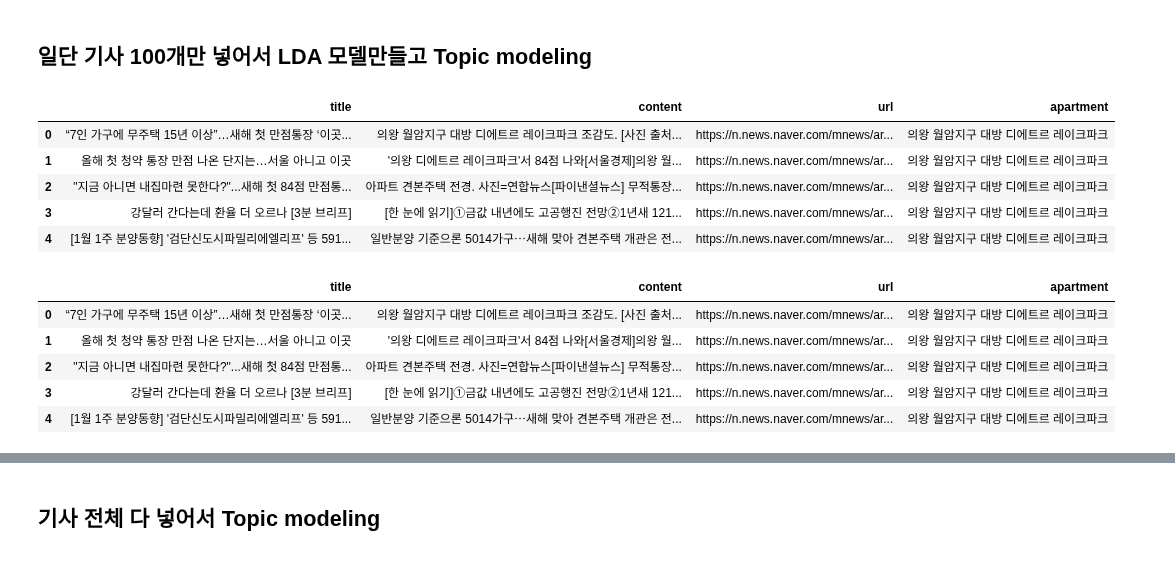
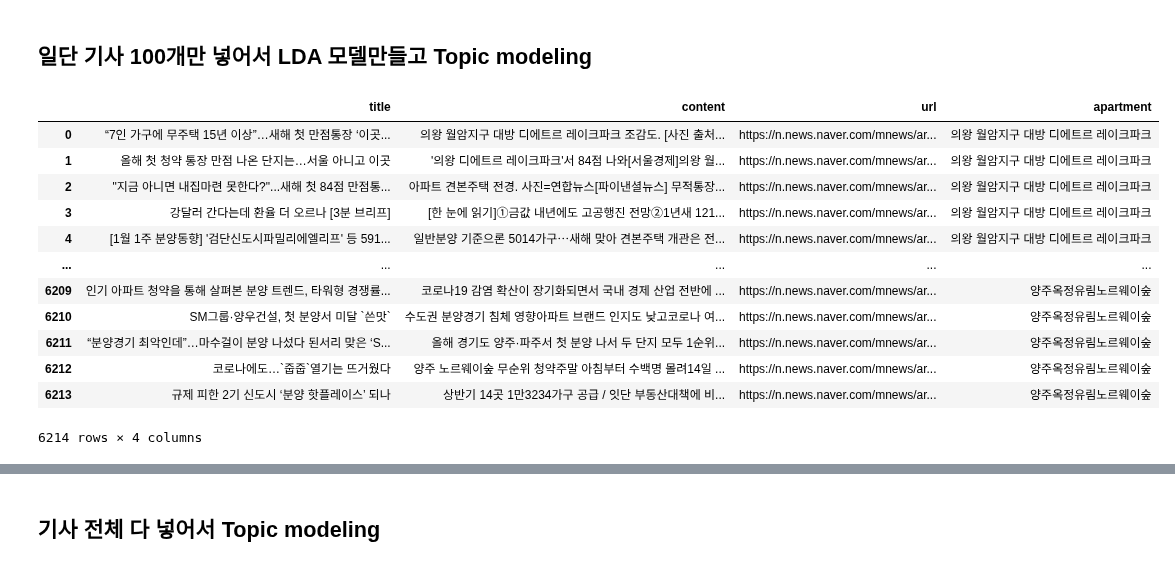
Before and after one commit to choikwangil95/HKToss-MLOps-Proejct, a Jupyter notebook: src/datasets/[JA] topic modeling_2.ipynb, the cells around one changed output, grey strips where cells are left out. Saved outputs shown, nothing was run; the diff lists cells and outputs as text; code cells hidden in the pictures.

```diff
--- a/src/datasets/[JA] topic modeling_2.ipynb
+++ b/src/datasets/[JA] topic modeling_2.ipynb
@@ -5,23 +5,22 @@ from sklearn.decomposition import LatentDirichletAllocation
 ## 일단 기사 100개만 넣어서 LDA 모델만들고 Topic modeling
 # %%
 import pandas as pd
-file_path = '/Users/JooAnLee/mid_project/src/datasets/수도권_아파트_청약_뉴스_크롤링.csv'
+file_path = '수도권_아파트_청약_뉴스_크롤링.csv'
 df = pd.read_csv(file_path)
-df.head()
+df
 # %% [output]
 |  | title | content | url | apartment |
 | 0 | “7인 가구에 무주택 15년 이상”…새해 첫 만점통장 ‘이곳... | 의왕 월암지구 대방 디에트르 레이크파크 조감도. [사진 출처... | https://n.news.naver.com/mnews/ar... | 의왕 월암지구 대방 디에트르 레이크파크 |
 | 1 | 올해 첫 청약 통장 만점 나온 단지는…서울 아니고 이곳 | '의왕 디에트르 레이크파크'서 84점 나와[서울경제]의왕 월... | https://n.news.naver.com/mnews/ar... | 의왕 월암지구 대방 디에트르 레이크파크 |
 | 2 | "지금 아니면 내집마련 못한다?"...새해 첫 84점 만점통... | 아파트 견본주택 전경. 사진=연합뉴스[파이낸셜뉴스] 무적통장... | https://n.news.naver.com/mnews/ar... | 의왕 월암지구 대방 디에트르 레이크파크 |
 | 3 | 강달러 간다는데 환율 더 오르나 [3분 브리프] | [한 눈에 읽기]①금값 내년에도 고공행진 전망②1년새 121... | https://n.news.naver.com/mnews/ar... | 의왕 월암지구 대방 디에트르 레이크파크 |
 | 4 | [1월 1주 분양동향] '검단신도시파밀리에엘리프' 등 591... | 일반분양 기준으론 5014가구⋯새해 맞아 견본주택 개관은 전... | https://n.news.naver.com/mnews/ar... | 의왕 월암지구 대방 디에트르 레이크파크 |
+| ... | ... | ... | ... | ... |
+| 6209 | 인기 아파트 청약을 통해 살펴본 분양 트렌드, 타워형 경쟁률... | 코로나19 감염 확산이 장기화되면서 국내 경제 산업 전반에 ... | https://n.news.naver.com/mnews/ar... | 양주옥정유림노르웨이숲 |
+| 6210 | SM그룹·양우건설, 첫 분양서 미달 `쓴맛` | 수도권 분양경기 침체 영향아파트 브랜드 인지도 낮고코로나 여... | https://n.news.naver.com/mnews/ar... | 양주옥정유림노르웨이숲 |
+| 6211 | “분양경기 최악인데”…마수걸이 분양 나섰다 된서리 맞은 ‘S... | 올해 경기도 양주·파주서 첫 분양 나서 두 단지 모두 1순위... | https://n.news.naver.com/mnews/ar... | 양주옥정유림노르웨이숲 |
+| 6212 | 코로나에도…`줍줍`열기는 뜨거웠다 | 양주 노르웨이숲 무순위 청약주말 아침부터 수백명 몰려14일 ... | https://n.news.naver.com/mnews/ar... | 양주옥정유림노르웨이숲 |
+| 6213 | 규제 피한 2기 신도시 ‘분양 핫플레이스’ 되나 | 상반기 14곳 1만3234가구 공급 / 잇단 부동산대책에 비... | https://n.news.naver.com/mnews/ar... | 양주옥정유림노르웨이숲 |
+6214 rows × 4 columns
 # %%
-train_df = df.iloc[:100]
-train_df.head()
+train_df = df
-# %% [output]
-|  | title | content | url | apartment |
-| 0 | “7인 가구에 무주택 15년 이상”…새해 첫 만점통장 ‘이곳... | 의왕 월암지구 대방 디에트르 레이크파크 조감도. [사진 출처... | https://n.news.naver.com/mnews/ar... | 의왕 월암지구 대방 디에트르 레이크파크 |
-| 1 | 올해 첫 청약 통장 만점 나온 단지는…서울 아니고 이곳 | '의왕 디에트르 레이크파크'서 84점 나와[서울경제]의왕 월... | https://n.news.naver.com/mnews/ar... | 의왕 월암지구 대방 디에트르 레이크파크 |
-| 2 | "지금 아니면 내집마련 못한다?"...새해 첫 84점 만점통... | 아파트 견본주택 전경. 사진=연합뉴스[파이낸셜뉴스] 무적통장... | https://n.news.naver.com/mnews/ar... | 의왕 월암지구 대방 디에트르 레이크파크 |
-| 3 | 강달러 간다는데 환율 더 오르나 [3분 브리프] | [한 눈에 읽기]①금값 내년에도 고공행진 전망②1년새 121... | https://n.news.naver.com/mnews/ar... | 의왕 월암지구 대방 디에트르 레이크파크 |
-| 4 | [1월 1주 분양동향] '검단신도시파밀리에엘리프' 등 591... | 일반분양 기준으론 5014가구⋯새해 맞아 견본주택 개관은 전... | https://n.news.naver.com/mnews/ar... | 의왕 월암지구 대방 디에트르 레이크파크 |
```
Also changed, not shown: parts of 12 cells of this notebook, 2 other files.
